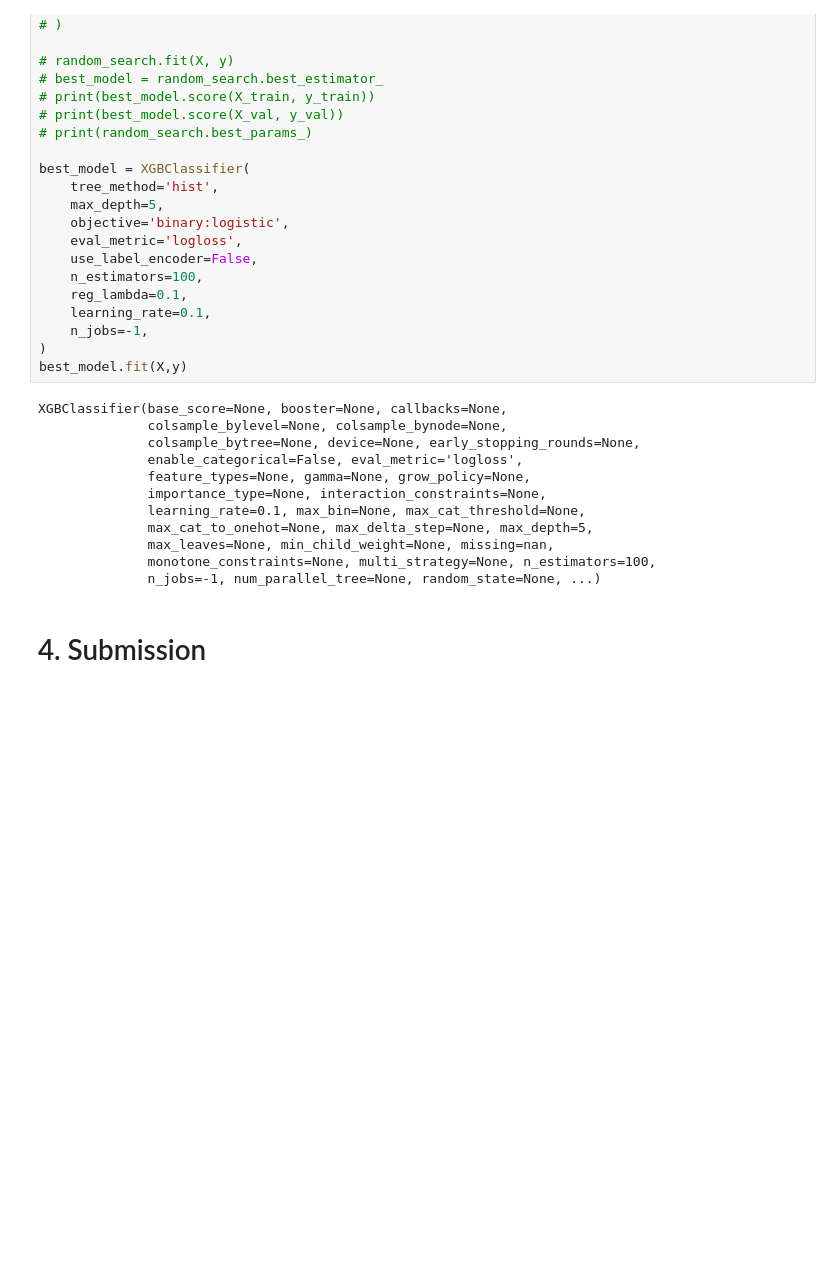
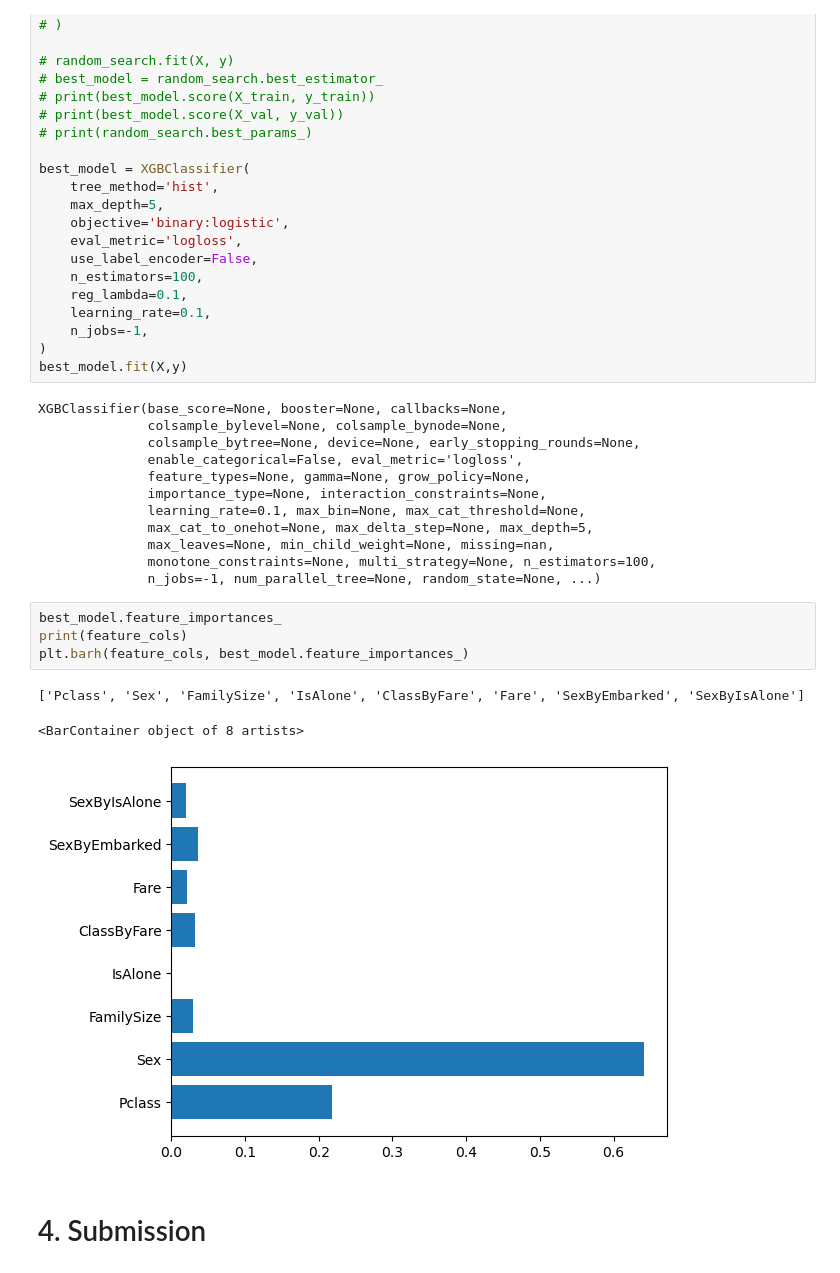
Before and after one commit to AndaCondaa/AI_Competition, a Jupyter notebook: Kaggle_Titanic/Titanic.ipynb, the cells around one changed output. Saved outputs shown, nothing was run; the diff lists cells and outputs as text; blank space fills up the shorter version.

```diff
--- a/Kaggle_Titanic/Titanic.ipynb
+++ b/Kaggle_Titanic/Titanic.ipynb
@@ -233,6 +233,14 @@ XGBClassifier(base_score=None, booster=None, callbacks=None,
               max_leaves=None, min_child_weight=None, missing=nan,
               monotone_constraints=None, multi_strategy=None, n_estimators=100,
               n_jobs=-1, num_parallel_tree=None, random_state=None, ...)
+# %%
+best_model.feature_importances_
+print(feature_cols)
+plt.barh(feature_cols, best_model.feature_importances_)
+# %% [output]
+['Pclass', 'Sex', 'FamilySize', 'IsAlone', 'ClassByFare', 'Fare', 'SexByEmbarked', 'SexByIsAlone']
+<BarContainer object of 8 artists>
+[figure, added]
 # %% [markdown]
 # 4. Submission
 # %%
```
Also changed, not shown: parts of 1 cell of this notebook.
